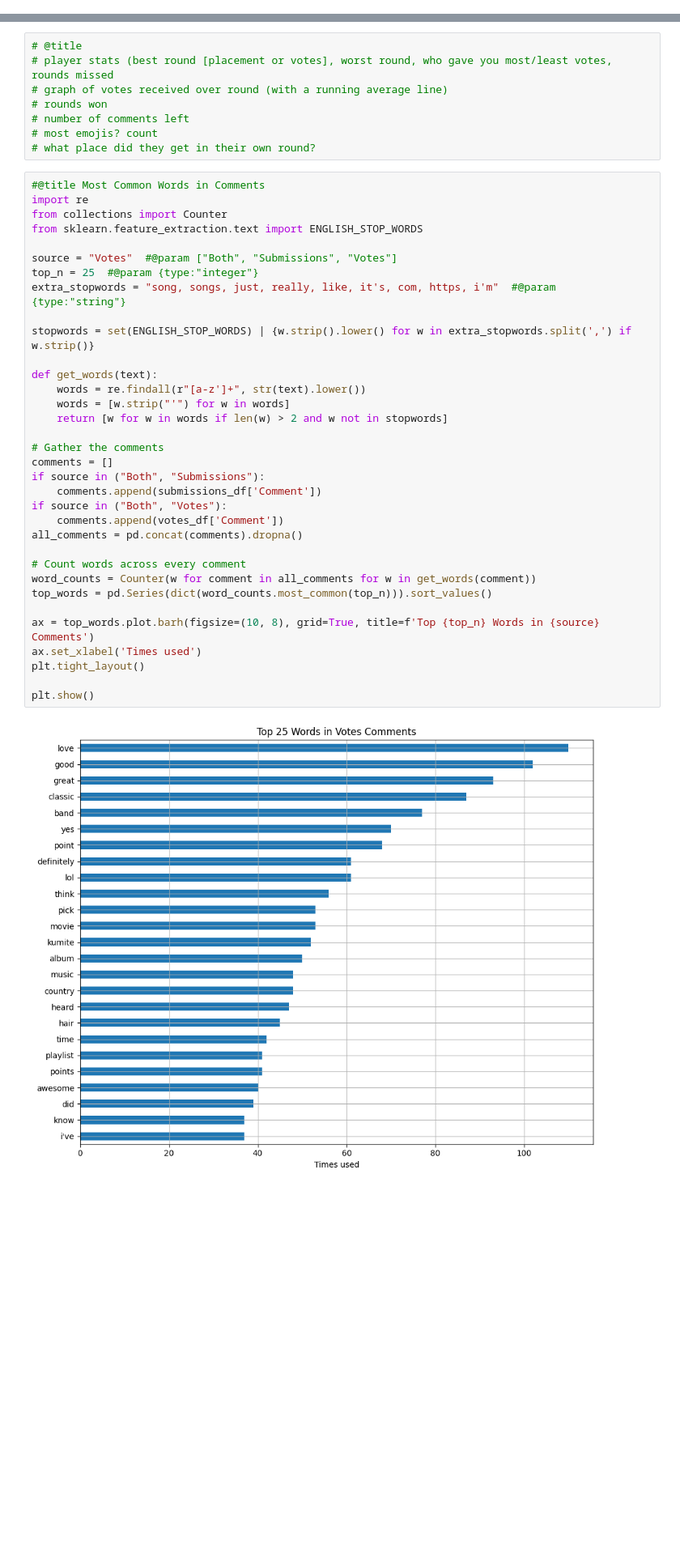
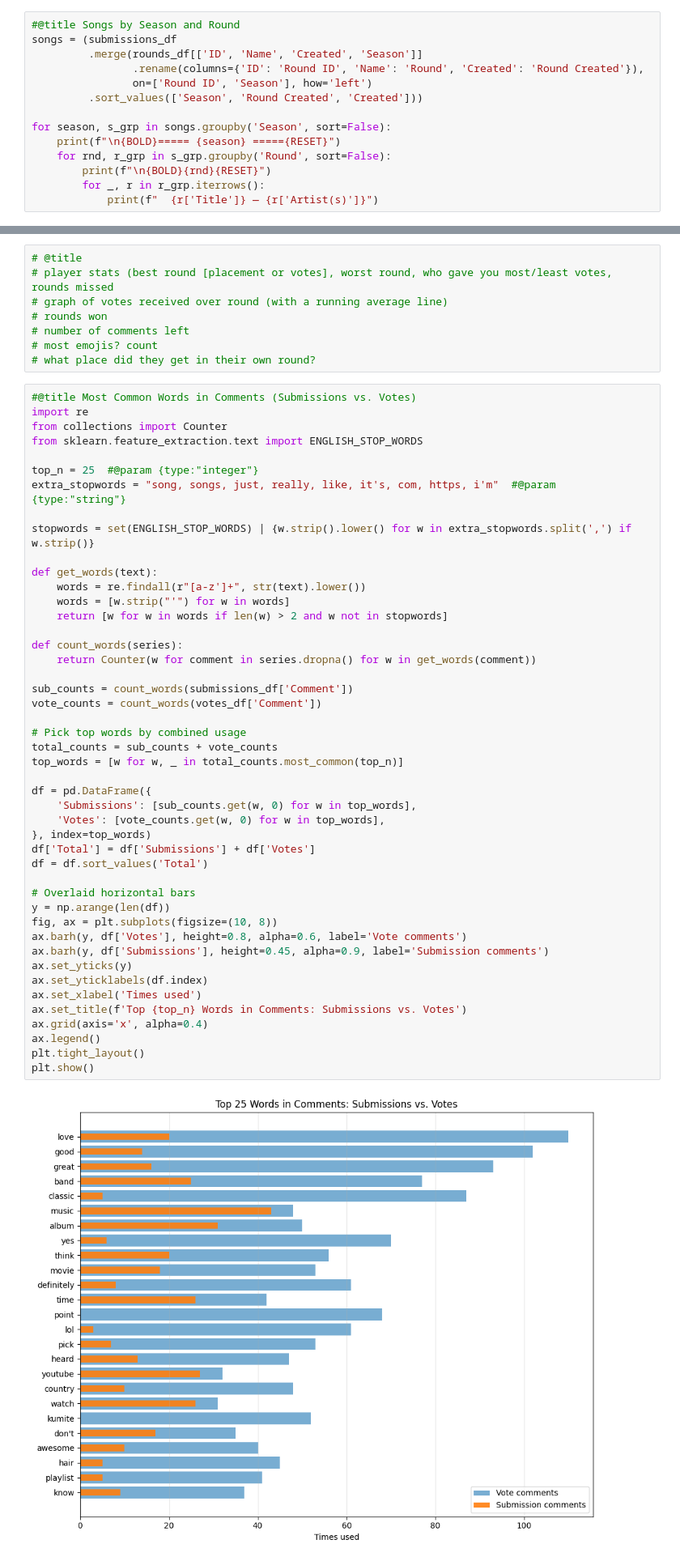
Before and after one commit to Briggernaut/MusicLeagueAnalysis, a Jupyter notebook: MusicLeagueAnalysis.ipynb, the cells around one changed output, grey strips where cells are left out. Shown at 81% size. Cells and saved outputs as stored; diff of their text form; blank space fills up the shorter version.

```diff
--- a/MusicLeagueAnalysis.ipynb
+++ b/MusicLeagueAnalysis.ipynb
@@ -99,3 +101,17 @@ Competitors:  ['ID', 'Name', 'Season']
 Rounds:  ['ID', 'Created', 'Name', 'Description', 'Playlist URL', 'Season']
 Submissions:  ['Spotify URI', 'Title', 'Album', 'Artist(s)', 'Submitter ID', 'Created', 'Comment', 'Round ID', 'Visible To Voters', 'Season', 'uid']
 Votes:  ['Spotify URI', 'Voter ID', 'Created', 'Points Assigned', 'Comment', 'Round ID', 'Season', 'uid', 'Submitter ID']
+# %%
+#@title Songs by Season and Round
+songs = (submissions_df
+         .merge(rounds_df[['ID', 'Name', 'Created', 'Season']]
+                .rename(columns={'ID': 'Round ID', 'Name': 'Round', 'Created': 'Round Created'}),
+                on=['Round ID', 'Season'], how='left')
+         .sort_values(['Season', 'Round Created', 'Created']))
+
+for season, s_grp in songs.groupby('Season', sort=False):
+    print(f"\n{BOLD}===== {season} ====={RESET}")
+    for rnd, r_grp in s_grp.groupby('Round', sort=False):
+        print(f"\n{BOLD}{rnd}{RESET}")
+        for _, r in r_grp.iterrows():
+            print(f"  {r['Title']} — {r['Artist(s)']}")
@@ -539,41 +573,53 @@ plt.show()
 # most emojis? count
 # what place did they get in their own round?
 # %%
-#@title Most Common Words in Comments
+#@title Most Common Words in Comments (Submissions vs. Votes)
 import re
 from collections import Counter
 from sklearn.feature_extraction.text import ENGLISH_STOP_WORDS
 
-source = "Votes"  #@param ["Both", "Submissions", "Votes"]
 top_n = 25  #@param {type:"integer"}
 extra_stopwords = "song, songs, just, really, like, it's, com, https, i'm"  #@param {type:"string"}
 
 stopwords = set(ENGLISH_STOP_WORDS) | {w.strip().lower() for w in extra_stopwords.split(',') if w.strip()}
 
 def get_words(text):
     words = re.findall(r"[a-z']+", str(text).lower())
     words = [w.strip("'") for w in words]
     return [w for w in words if len(w) > 2 and w not in stopwords]
 
-# Gather the comments
-comments = []
-if source in ("Both", "Submissions"):
-    comments.append(submissions_df['Comment'])
-if source in ("Both", "Votes"):
-    comments.append(votes_df['Comment'])
-all_comments = pd.concat(comments).dropna()
+def count_words(series):
+    return Counter(w for comment in series.dropna() for w in get_words(comment))
 
-# Count words across every comment
-word_counts = Counter(w for comment in all_comments for w in get_words(comment))
-top_words = pd.Series(dict(word_counts.most_common(top_n))).sort_values()
+sub_counts = count_words(submissions_df['Comment'])
+vote_counts = count_words(votes_df['Comment'])
 
-ax = top_words.plot.barh(figsize=(10, 8), grid=True, title=f'Top {top_n} Words in {source} Comments')
+# Pick top words by combined usage
+total_counts = sub_counts + vote_counts
+top_words = [w for w, _ in total_counts.most_common(top_n)]
+
+df = pd.DataFrame({
+    'Submissions': [sub_counts.get(w, 0) for w in top_words],
+    'Votes': [vote_counts.get(w, 0) for w in top_words],
+}, index=top_words)
+df['Total'] = df['Submissions'] + df['Votes']
+df = df.sort_values('Total')
+
+# Overlaid horizontal bars
+y = np.arange(len(df))
+fig, ax = plt.subplots(figsize=(10, 8))
+ax.barh(y, df['Votes'], height=0.8, alpha=0.6, label='Vote comments')
+ax.barh(y, df['Submissions'], height=0.45, alpha=0.9, label='Submission comments')
+ax.set_yticks(y)
+ax.set_yticklabels(df.index)
 ax.set_xlabel('Times used')
+ax.set_title(f'Top {top_n} Words in Comments: Submissions vs. Votes')
+ax.grid(axis='x', alpha=0.4)
+ax.legend()
 plt.tight_layout()
-
 plt.show()
 # %% [output]
-[figure, old version]
+[figure, new version]
 # %%
 #@title Most Commented-on Songs
 import pandas as pd
```
Also changed, not shown: parts of 9 cells of this notebook.
